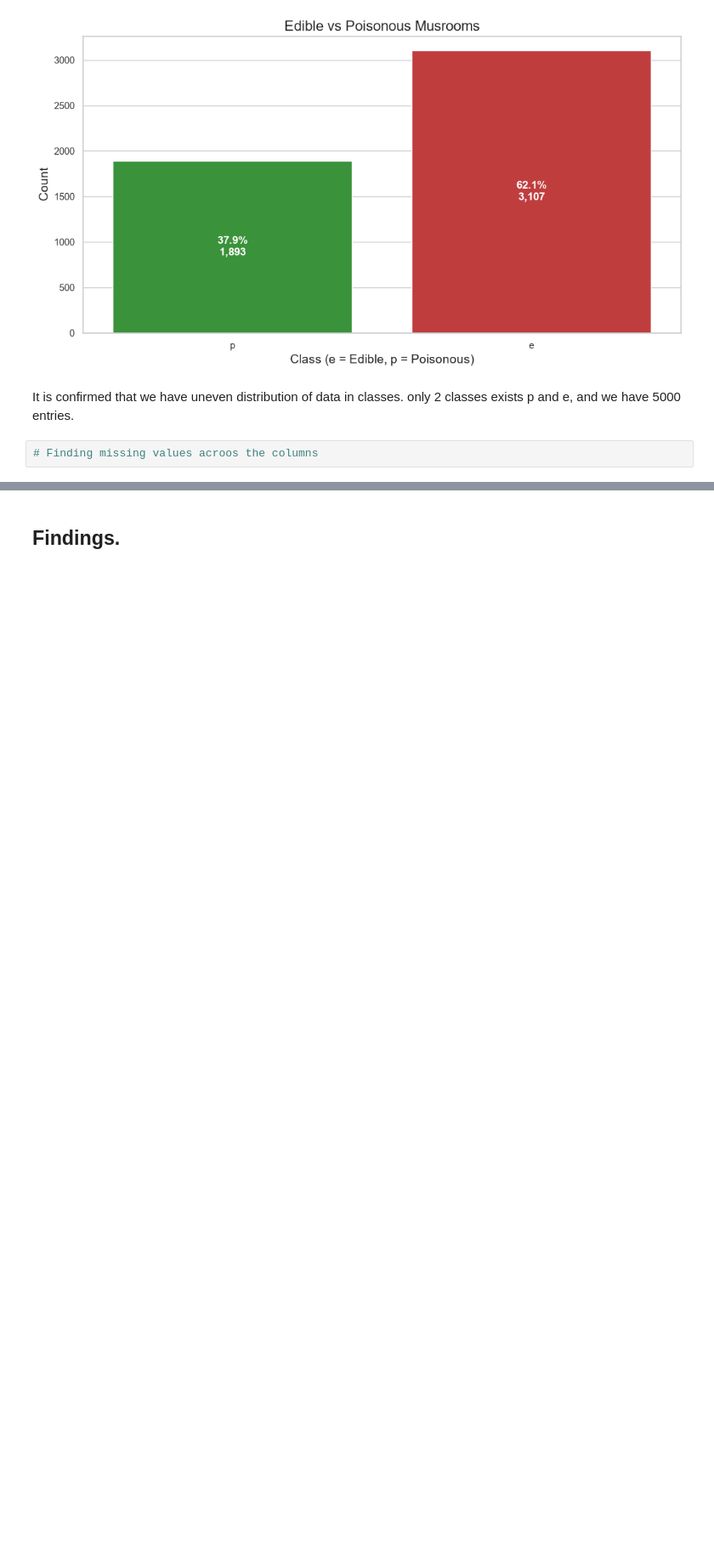
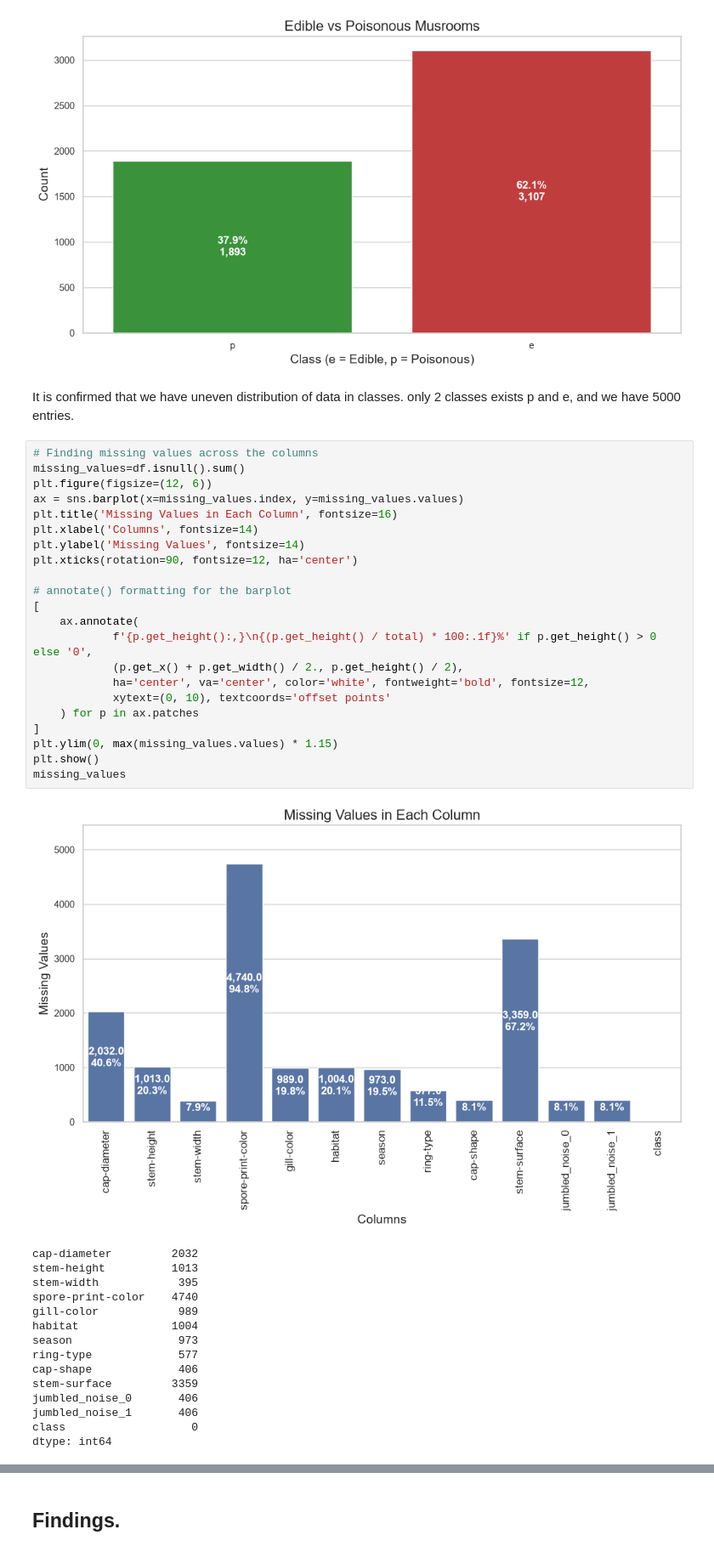
Before and after one commit to WillemSterckx/Skooma-Cats, a Jupyter notebook: Mushroom/1MushroomScrape.ipynb, the cells around one changed output, grey strips where cells are left out. Shown at 85% size. Saved outputs shown, nothing was run; the diff lists cells and outputs as text; blank space fills up the shorter version.

```diff
--- a/Mushroom/1MushroomScrape.ipynb
+++ b/Mushroom/1MushroomScrape.ipynb
@@ -56,4 +56,40 @@ Passing `palette` without assigning `hue` is deprecated and will be removed in v
 # %% [markdown]
 It is confirmed that we have uneven distribution of data in classes. only 2 classes exists p and e, and we have 5000 entries.
 # %%
-# Finding missing values acroos the columns
+# Finding missing values across the columns
+missing_values=df.isnull().sum()
+plt.figure(figsize=(12, 6))
+ax = sns.barplot(x=missing_values.index, y=missing_values.values)
+plt.title('Missing Values in Each Column', fontsize=16)
+plt.xlabel('Columns', fontsize=14)
+plt.ylabel('Missing Values', fontsize=14)
+plt.xticks(rotation=90, fontsize=12, ha='center')
+
+# annotate() formatting for the barplot
+[
+    ax.annotate(
+            f'{p.get_height():,}\n{(p.get_height() / total) * 100:.1f}%' if p.get_height() > 0 else '0',
+            (p.get_x() + p.get_width() / 2., p.get_height() / 2),
+            ha='center', va='center', color='white', fontweight='bold', fontsize=12,
+            xytext=(0, 10), textcoords='offset points'
+    ) for p in ax.patches
+]
+plt.ylim(0, max(missing_values.values) * 1.15)
+plt.show()
+missing_values
+# %% [output]
+[figure, added]
+cap-diameter         2032
+stem-height          1013
+stem-width            395
+spore-print-color    4740
+gill-color            989
+habitat              1004
+season                973
+ring-type             577
+cap-shape             406
+stem-surface         3359
+jumbled_noise_0       406
+jumbled_noise_1       406
+class                   0
+dtype: int64
```
Also changed, not shown: parts of 7 cells of this notebook.
